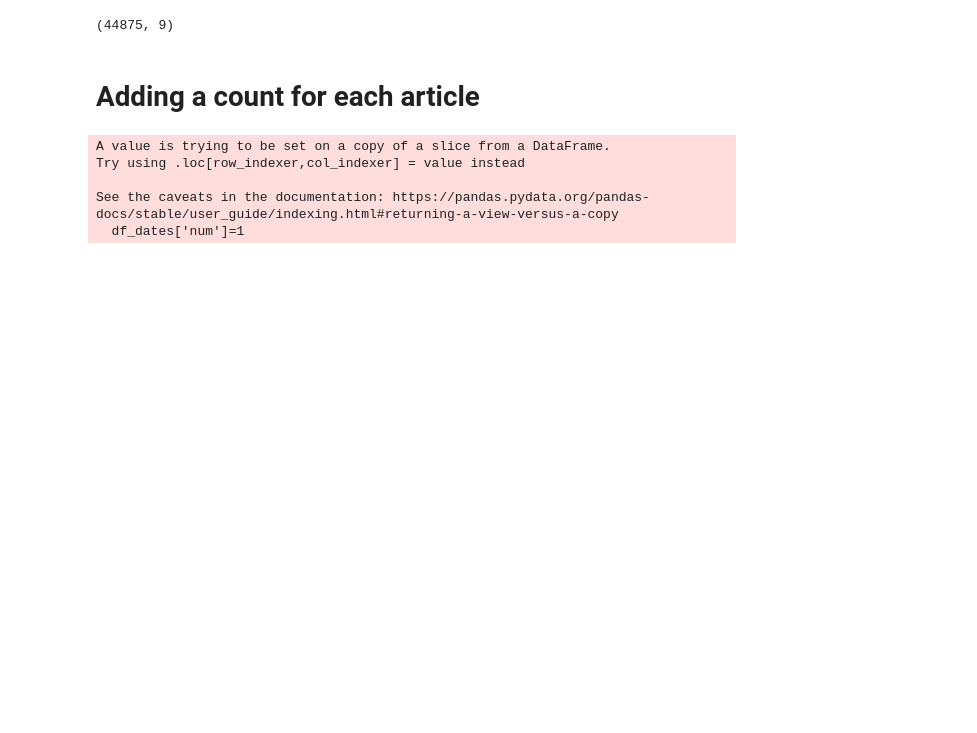
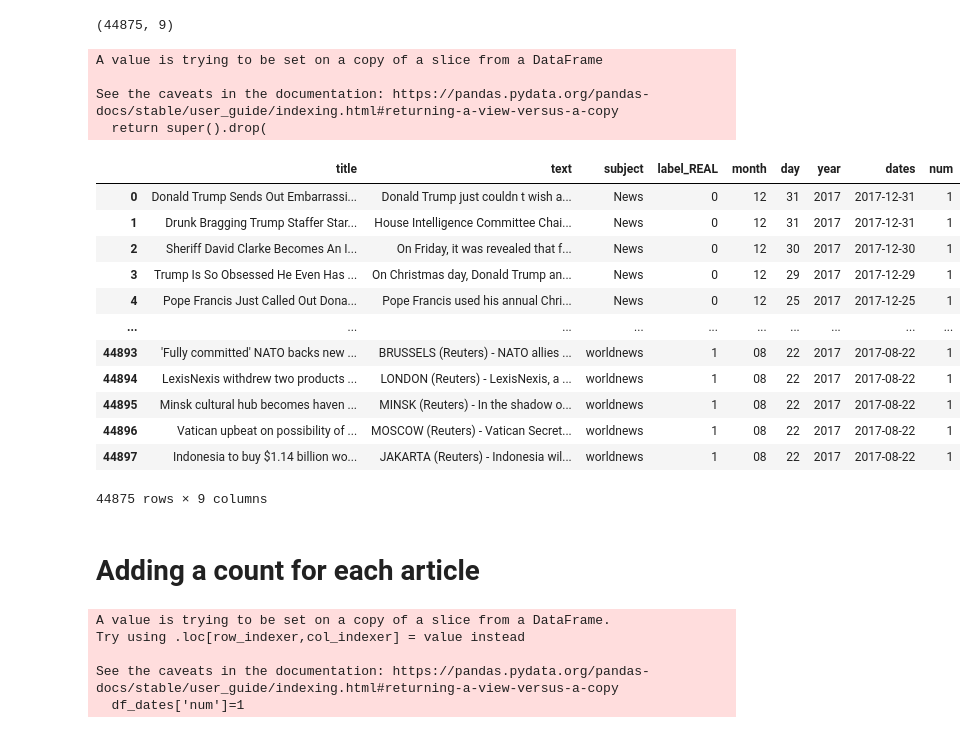
Before and after one commit to chrisvinhston/Fake_News, a Jupyter notebook: fake_news.ipynb, the cells around one changed output. Cells and saved outputs as stored; diff of their text form; code cells hidden in the pictures; blank space fills up the shorter version.

```diff
--- a/fake_news.ipynb
+++ b/fake_news.ipynb
@@ -490,8 +490,31 @@ df_dates.duplicated().sum()
 df_dates.shape
 # %% [output]
 (44875, 9)
-# %% [markdown]
-# Adding a count for each article
+# %%
+df_dates.drop('date', axis=1, inplace = True)
+# %% [output]
+A value is trying to be set on a copy of a slice from a DataFrame
+
+See the caveats in the documentation: https://pandas.pydata.org/pandas-docs/stable/user_guide/indexing.html#returning-a-view-versus-a-copy
+  return super().drop(
+# %%
+df_dates
+# %% [output]
+|  | title | text | subject | label_REAL | month | day | year | dates | num |
+| 0 | Donald Trump Sends Out Embarrassi... | Donald Trump just couldn t wish a... | News | 0 | 12 | 31 | 2017 | 2017-12-31 | 1 |
+| 1 | Drunk Bragging Trump Staffer Star... | House Intelligence Committee Chai... | News | 0 | 12 | 31 | 2017 | 2017-12-31 | 1 |
+| 2 | Sheriff David Clarke Becomes An I... | On Friday, it was revealed that f... | News | 0 | 12 | 30 | 2017 | 2017-12-30 | 1 |
+| 3 | Trump Is So Obsessed He Even Has ... | On Christmas day, Donald Trump an... | News | 0 | 12 | 29 | 2017 | 2017-12-29 | 1 |
+| 4 | Pope Francis Just Called Out Dona... | Pope Francis used his annual Chri... | News | 0 | 12 | 25 | 2017 | 2017-12-25 | 1 |
+| ... | ... | ... | ... | ... | ... | ... | ... | ... | ... |
+| 44893 | 'Fully committed' NATO backs new ... | BRUSSELS (Reuters) - NATO allies ... | worldnews | 1 | 08 | 22 | 2017 | 2017-08-22 | 1 |
+| 44894 | LexisNexis withdrew two products ... | LONDON (Reuters) - LexisNexis, a ... | worldnews | 1 | 08 | 22 | 2017 | 2017-08-22 | 1 |
+| 44895 | Minsk cultural hub becomes haven ... | MINSK (Reuters) - In the shadow o... | worldnews | 1 | 08 | 22 | 2017 | 2017-08-22 | 1 |
+| 44896 | Vatican upbeat on possibility of ... | MOSCOW (Reuters) - Vatican Secret... | worldnews | 1 | 08 | 22 | 2017 | 2017-08-22 | 1 |
+| 44897 | Indonesia to buy $1.14 billion wo... | JAKARTA (Reuters) - Indonesia wil... | worldnews | 1 | 08 | 22 | 2017 | 2017-08-22 | 1 |
+44875 rows × 9 columns
+# %% [markdown]
+# Adding a count for each article
 # %%
 df_dates['num']=1
 # %% [output]
```
Also changed, not shown: parts of 51 cells of this notebook.
